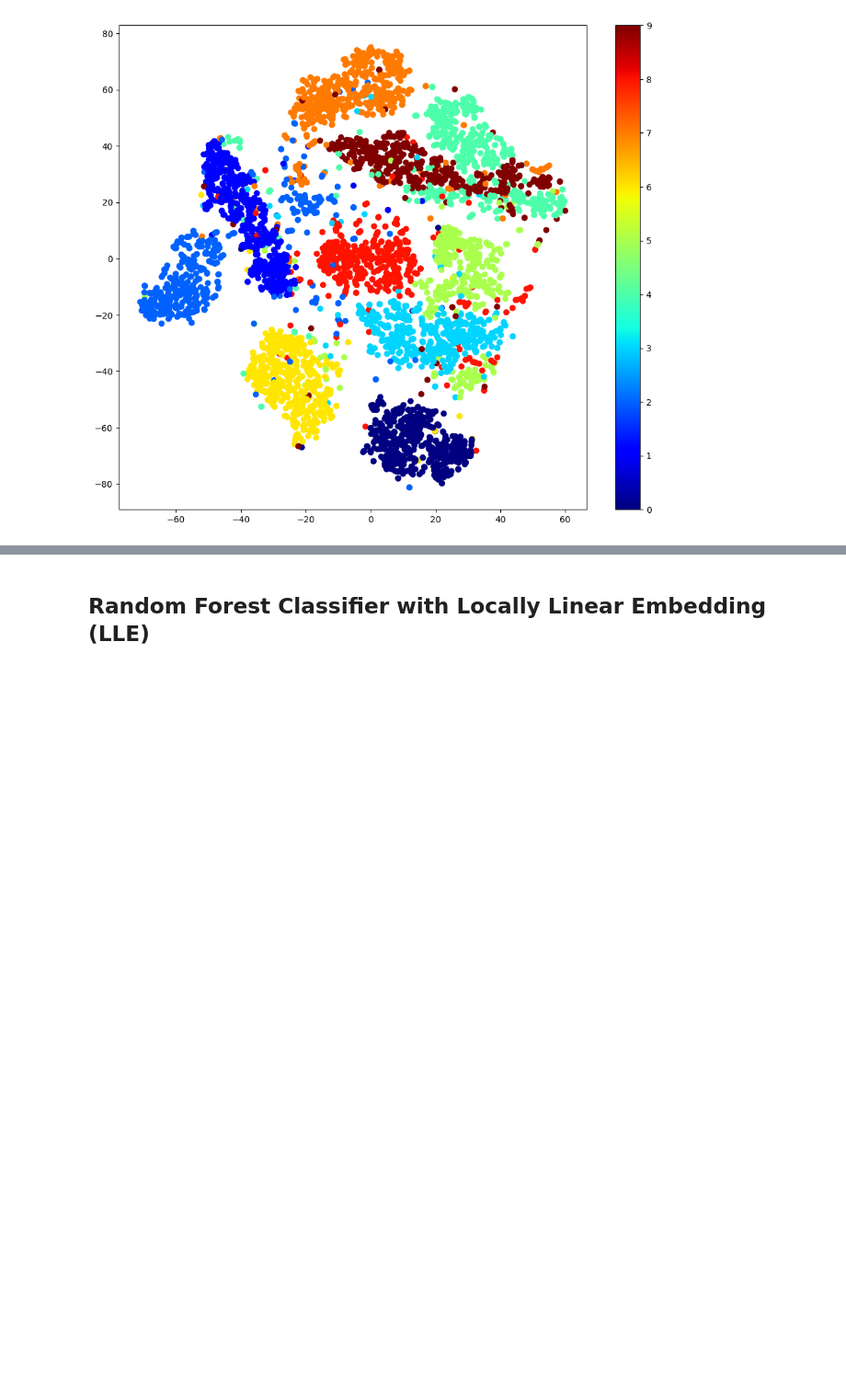
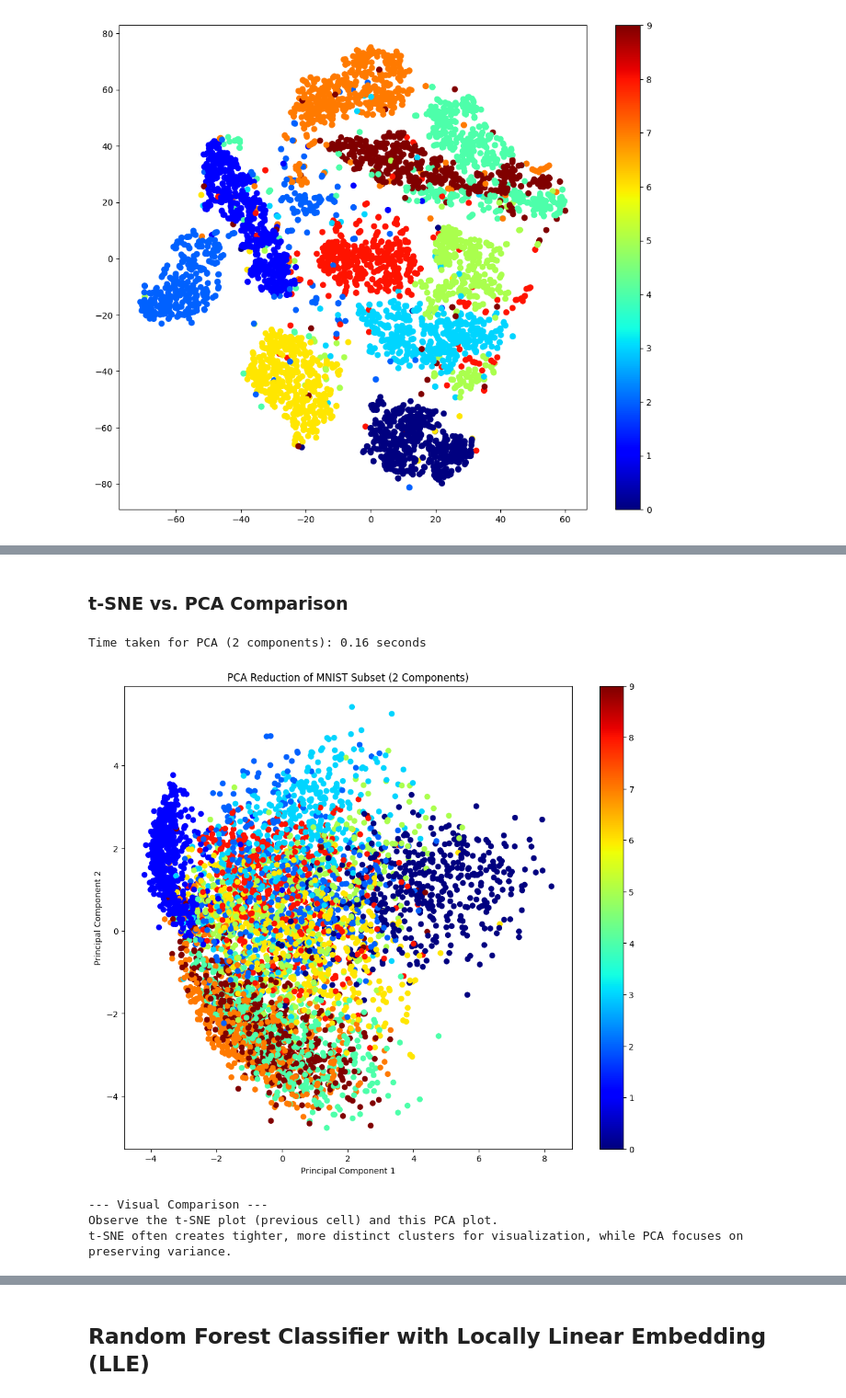
Before and after one commit to Neel58/EigenForge--Dimensionality-Reduction-Representation-Learning, a Jupyter notebook: EigenForge_—_Dimensionality_Reduction_&_Representation_Learning.ipynb, the cells around one changed output, grey strips where cells are left out. Shown at 92% size. Saved outputs shown, nothing was run; the diff lists cells and outputs as text; code cells hidden in the pictures; blank space fills up the shorter version.

```diff
--- a/EigenForge_—_Dimensionality_Reduction_&_Representation_Learning.ipynb
+++ b/EigenForge_—_Dimensionality_Reduction_&_Representation_Learning.ipynb
@@ -489,0 +562,30 @@ Wall time: 1min 1s
+# %% [markdown]
+### t-SNE vs. PCA Comparison
+# %%
+from sklearn.decomposition import PCA
+
+# Perform PCA for comparison with t-SNE
+start = time.perf_counter()
+pca_comp = PCA(n_components=2, random_state=42)
+X_red_pca = pca_comp.fit_transform(X_sample)
+end = time.perf_counter()
+
+print(f"Time taken for PCA (2 components): {end - start:.2f} seconds")
+
+plt.figure(figsize=(12, 10))
+plt.scatter(X_red_pca[:, 0], X_red_pca[:, 1], c=y_sample.astype(np.int8), cmap="jet")
+plt.colorbar()
+plt.title("PCA Reduction of MNIST Subset (2 Components)")
+plt.xlabel("Principal Component 1")
+plt.ylabel("Principal Component 2")
+plt.show()
+
+print("\n--- Visual Comparison ---")
+print("Observe the t-SNE plot (previous cell) and this PCA plot.")
+print("t-SNE often creates tighter, more distinct clusters for visualization, while PCA focuses on preserving variance.")
+# %% [output]
+Time taken for PCA (2 components): 0.16 seconds
+[figure, added]
+--- Visual Comparison ---
+Observe the t-SNE plot (previous cell) and this PCA plot.
+t-SNE often creates tighter, more distinct clusters for visualization, while PCA focuses on preserving variance.
```
Also changed, not shown: parts of 19 cells of this notebook.
